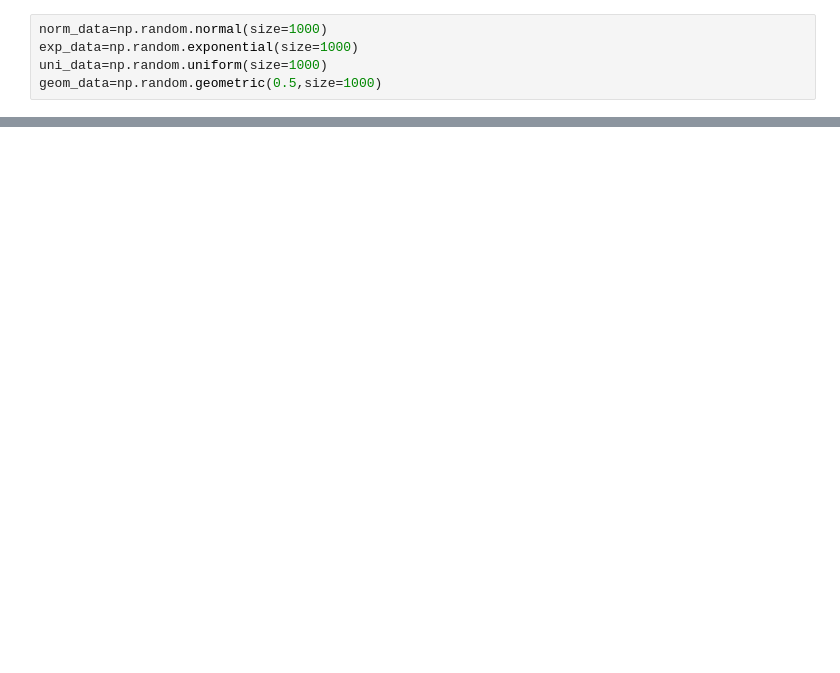
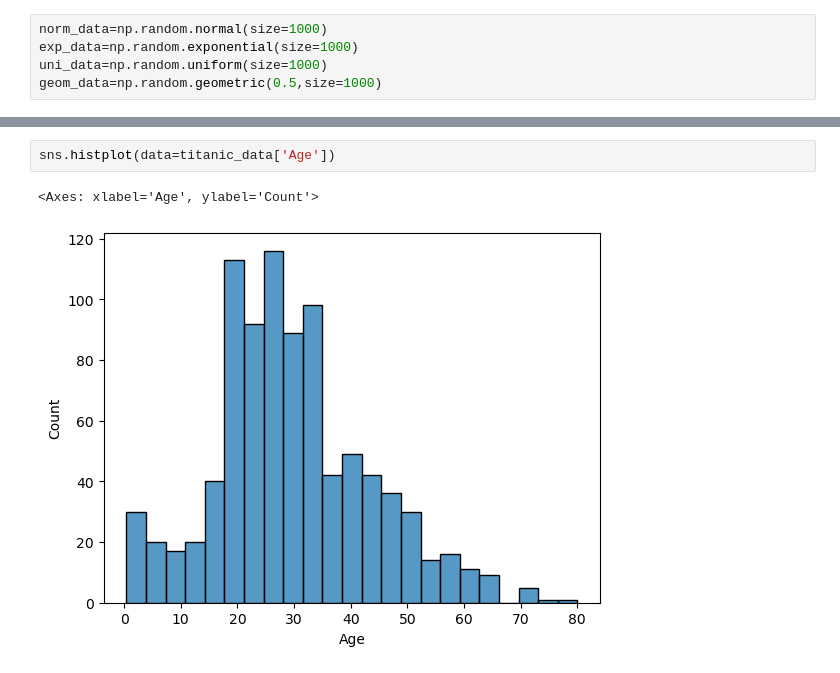
Before and after one commit to BombasticFantastik/DataScience-2024-SFU-Work5, a Jupyter notebook: Pract5.ipynb, the cells around one changed output, grey strips where cells are left out. Drawn from its saved outputs; the diff is of its cells as text; blank space fills up the shorter version.

```diff
--- a/Pract5.ipynb
+++ b/Pract5.ipynb
@@ -30,0 +187,5 @@ axes[0][0]
+# %%
+sns.histplot(data=titanic_data['Age'])
+# %% [output]
+<Axes: xlabel='Age', ylabel='Count'>
+[figure, added]
```
Also changed, not shown: parts of 24 cells of this notebook, 2 other files.
